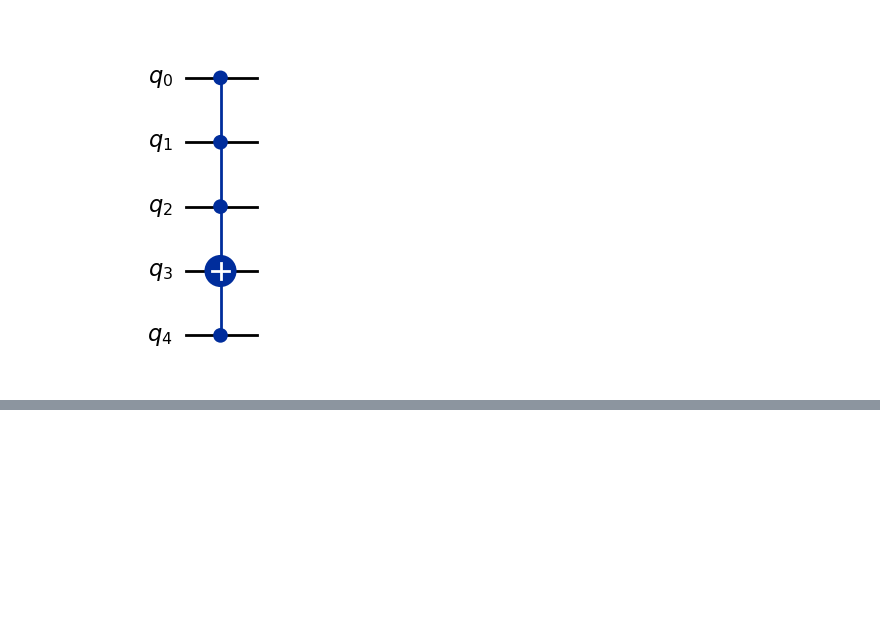
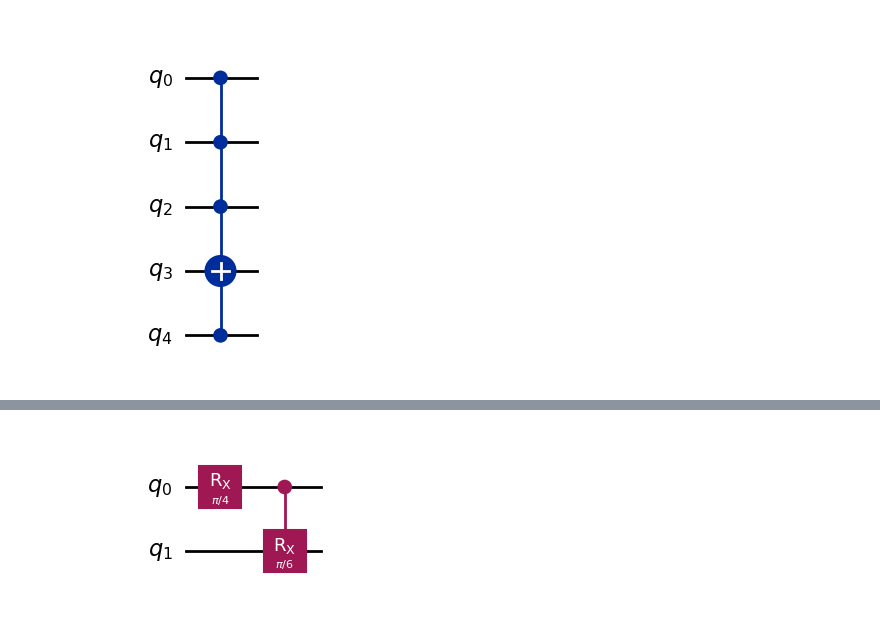
Before and after one commit to xuelx1/LearnQC, a Jupyter notebook: simplecircuits1.ipynb, the cells around one changed output, grey strips where cells are left out. Drawn from its saved outputs; the diff is of its cells as text; code cells hidden in the pictures; blank space fills up the shorter version.

```diff
--- a/simplecircuits1.ipynb
+++ b/simplecircuits1.ipynb
@@ -27,0 +35,7 @@ circuit.draw('mpl')
+# %%
+circuit = QuantumCircuit(2)
+circuit.rx(math.pi/4,0)
+circuit.crx(math.pi/6,0,1)
+circuit.draw(output='mpl')
+# %% [output]
+[figure, added]
```
Also changed, not shown: parts of 8 cells of this notebook, 4 other files.
